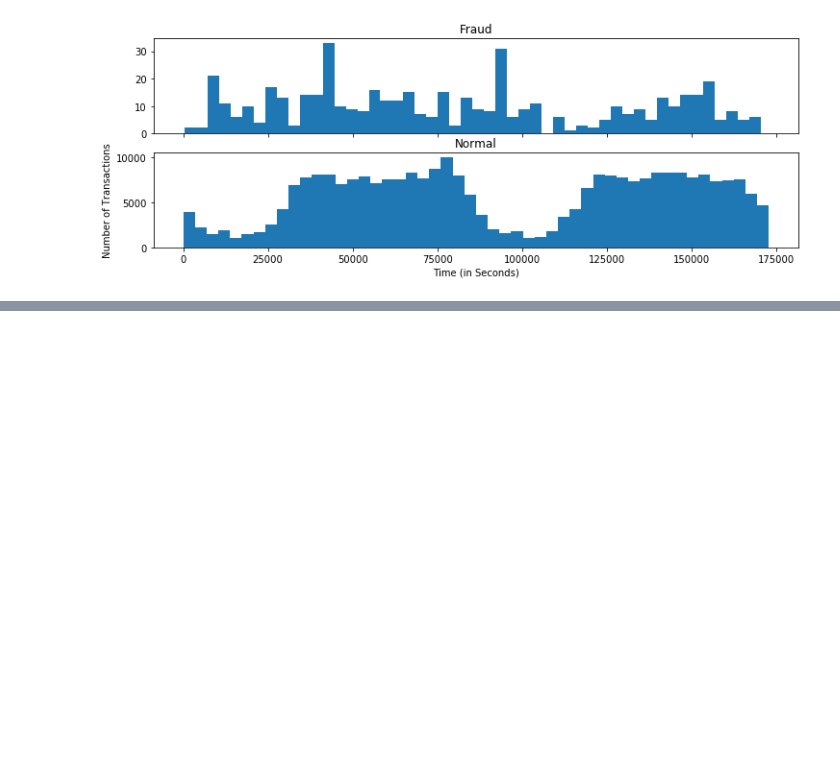
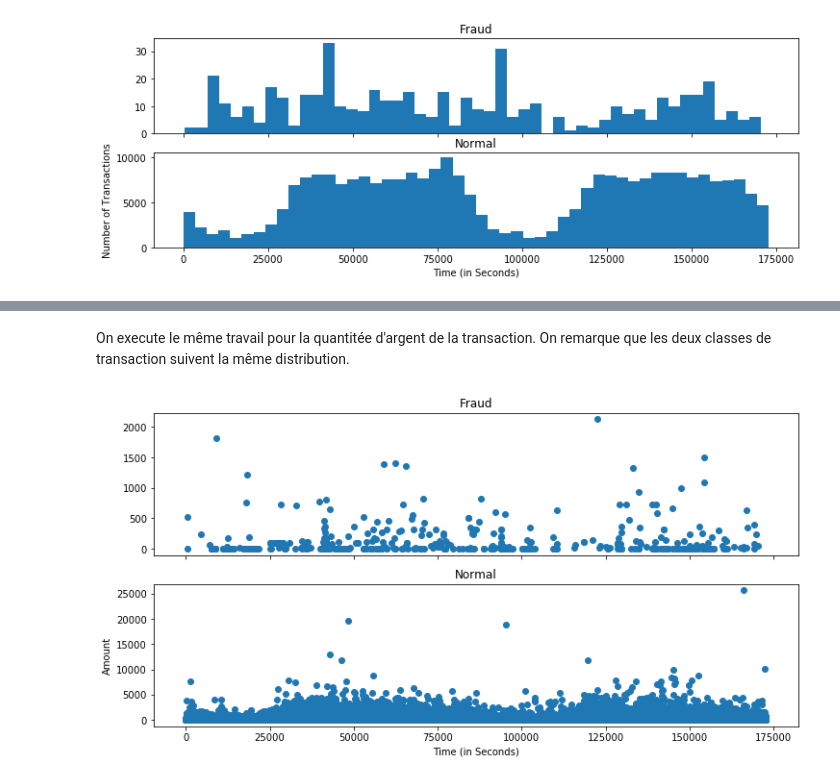
Before and after one commit to atthom/SD_Credit-Card-Fraud-Challenge, a Jupyter notebook: Credit Card Fraud Challenge.ipynb, the cells around one changed output, grey strips where cells are left out. Drawn from its saved outputs; the diff is of its cells as text; code cells hidden in the pictures; blank space fills up the shorter version.

```diff
--- a/Credit Card Fraud Challenge.ipynb
+++ b/Credit Card Fraud Challenge.ipynb
@@ -116,0 +137,16 @@ Ici l'auteur estime que les transactions frauduleuses suivent une loi uniformém
+# %% [markdown]
+On execute le même travail pour la quantitée d'argent de la transaction. On remarque que les deux classes de transaction suivent la même distribution.
+# %%
+f, (ax1, ax2) = plt.subplots(2, 1, sharex=True, figsize=(12,6))
+
+ax1.scatter(df.Time[df.Class == 1], df.Amount[df.Class == 1])
+ax1.set_title('Fraud')
+
+ax2.scatter(df.Time[df.Class == 0], df.Amount[df.Class == 0])
+ax2.set_title('Normal')
+
+plt.xlabel('Time (in Seconds)')
+plt.ylabel('Amount')
+plt.show()
+# %% [output]
+[figure, added]
```
Also changed, not shown: parts of 6 cells of this notebook, 1 other file.
